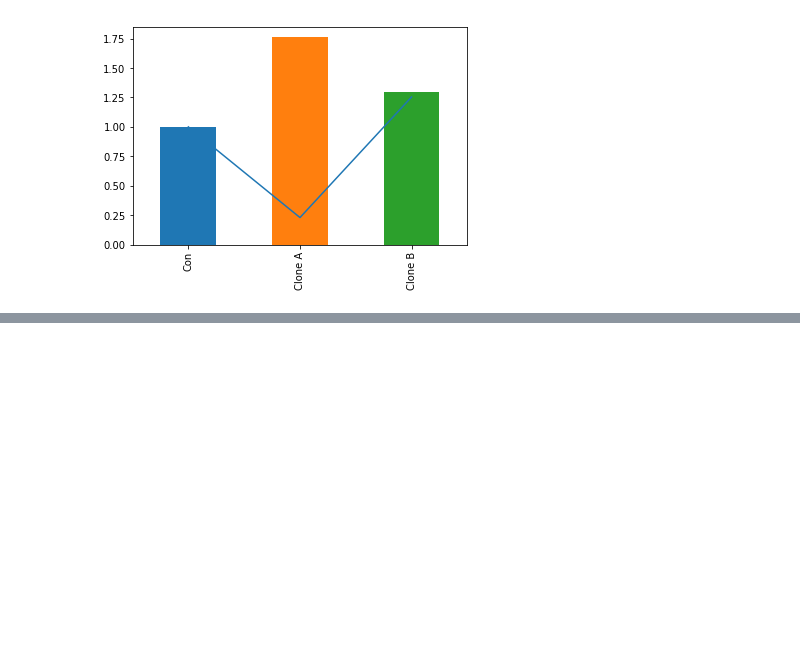
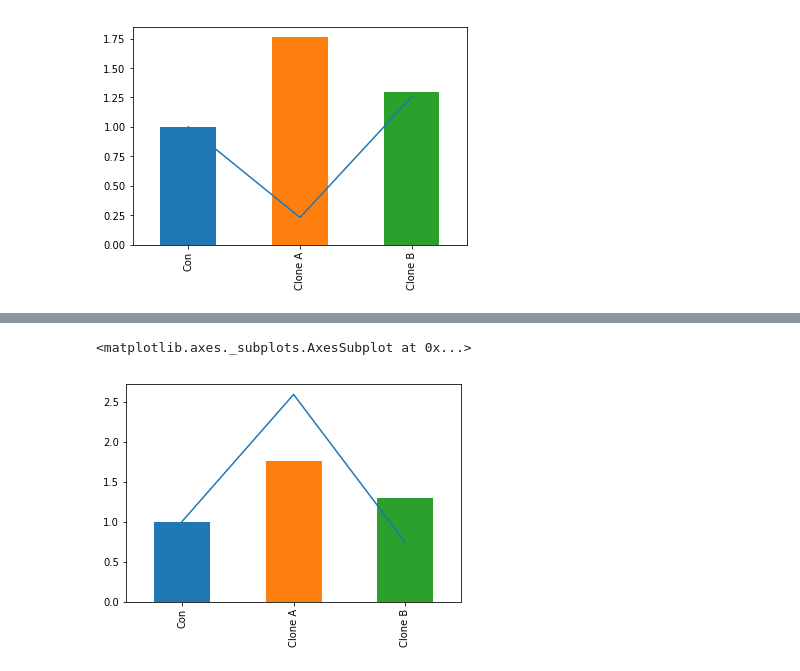
Before and after one commit to inoue0426/Cancer_cell_modeling_using_FBA, a Jupyter notebook: code/fba vs metabo.ipynb, the cells around one changed output, grey strips where cells are left out. Drawn from its saved outputs; the diff is of its cells as text; code cells hidden in the pictures; blank space fills up the shorter version.

```diff
--- a/code/fba vs metabo.ipynb
+++ b/code/fba vs metabo.ipynb
@@ -120,0 +67,6 @@ F6P-F1,6P
+# %%
+pd.Series(np.array(b)/b[0]).plot()
+pd.Series(np.array(a.T['Malate, Fumarate'])/a.T['Malate, Fumarate'][0], index =['Con', 'Clone A', 'Clone B']).plot(kind='bar')
+# %% [output]
+<matplotlib.axes._subplots.AxesSubplot at 0x...>
+[figure, added]
```
Also changed, not shown: parts of 21 cells of this notebook, 14 other files.
